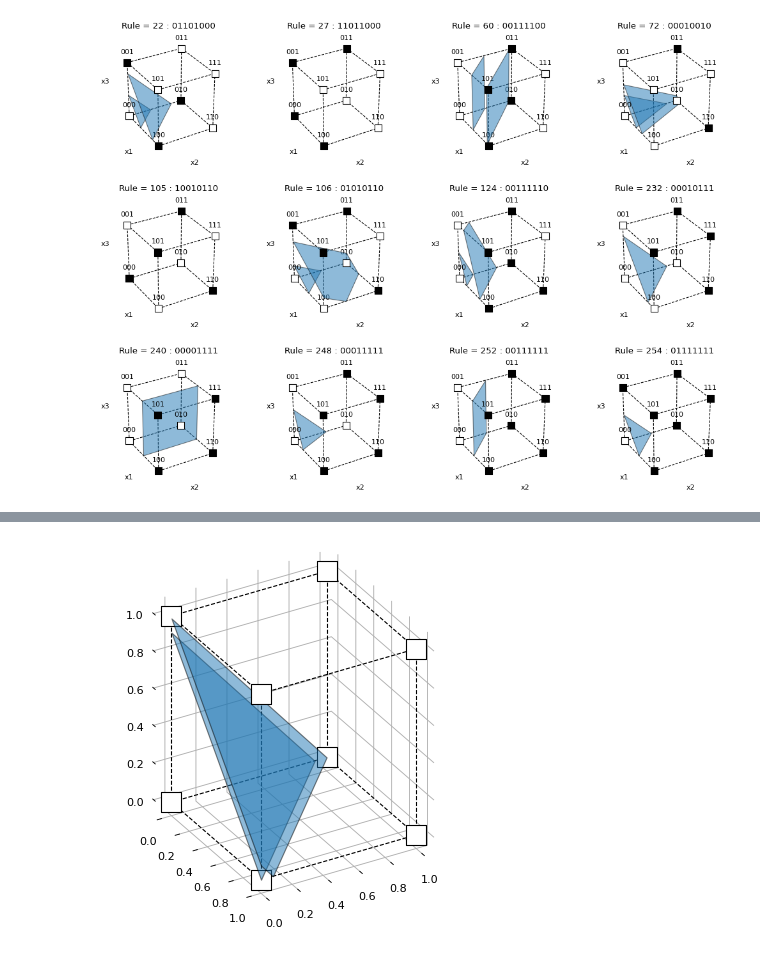
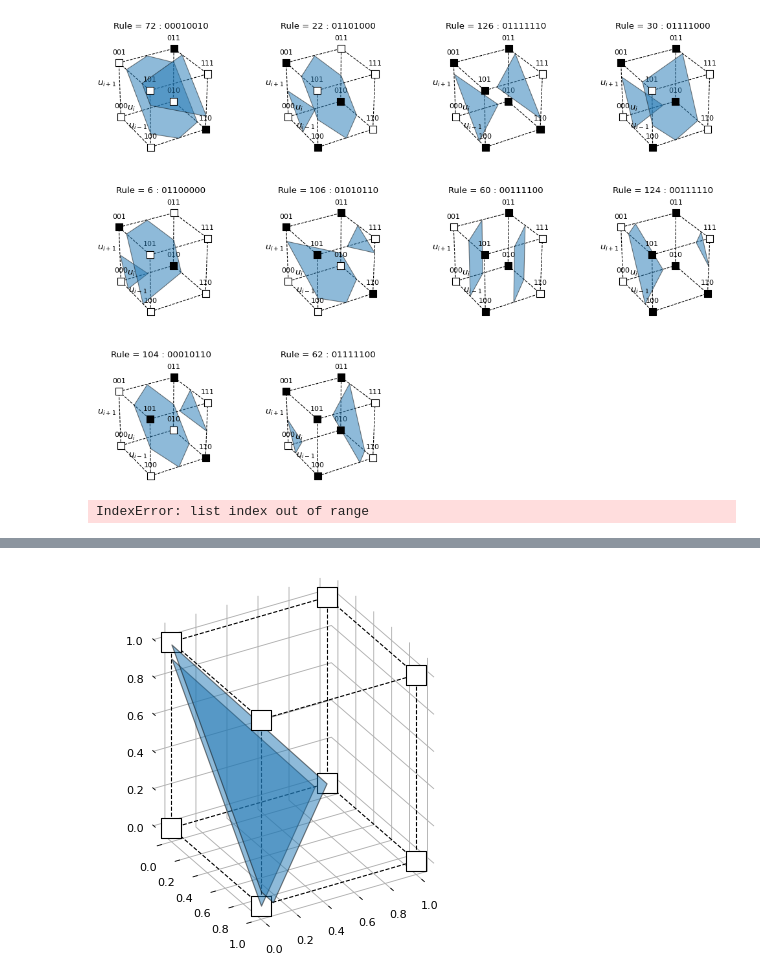
Before and after one commit to TheOneAndEoinlee/Thesis, a Jupyter notebook: Notebooks/Hypercube.ipynb, the cells around one changed output, grey strips where cells are left out. Saved outputs shown, nothing was run; the diff lists cells and outputs as text; code cells hidden in the pictures.

```diff
--- a/Notebooks/Hypercube.ipynb
+++ b/Notebooks/Hypercube.ipynb
@@ -10,50 +53,48 @@ from ECA_plotting import *
 # %%
-ec = [254, 252, 72, 248, 240, 22, 232, 126, 145, 27, 106, 31, 60, 124, 63, 105, 151, 183, 126, 127]
-pls= [[1,1,1],[1,1,0],[2,1,2],[2,1,1],[1,0,0],
-    [1,1,1],[1,1,1],[1,1,1],[1,2,2],[0,0,0],
-    [1,1,3],[2,1,1],[1,1,0],[2,2,1],[1,1,0],
-    [0,0,0],[1,1,1],[2,1,2],[1,1,1],[1,1,1]]
+ec =   [254, 252, 72, 248, 240,
+        22, 232, 126, 30, 6,
+        106, 192, 60, 124, 224,
+        104, 62, 183, 129, 128]
 
-Ts = [(0.5,),(0.5,),(0.8,1.2),(0.6,),(0.5,),
-    (0.4,0.8),(0.8,),(0.4,1.4),(0.5,1.4),(0,),
-    (0.5,1.4),(1,),(0.47,0.94),(0.5,1.4),(0.9,),
-    (0,),(0.8,1.4),(0.8,1.2),(0.4,1.4),(1.4,)]
+pls=   [[1,1,1],[1,1,0],[2,1,2],[2,1,1],[1,0,0],
+        [1,1,1],[1,1,1],[1,1,1],[2,1,1],[2,1,1],
+        [1,1,2],[1,1,0],[1,1,0],[2,2,1],[2,1,1],
+        [1,1,1],[2,2,1],[2,1,2],[1,1,1],[1,1,1]]
 
-rules = {254: ([1, 1, 1], (0.5,)),
-         252: ([1, 1, 0], (0.5,)),
-         72 : ([2, 1, 2], (0.8, 1.2)),
-         248: ([2, 1, 1], (0.6,)),
-         240: ([1, 0, 0], (0.5,)),
-         22 : ([1, 1, 1], (0.4, 0.8)),
-         232: ([1, 1, 1], (0.8,)),
-         27 : ([0, 0, 0], (0,)),
-         106: ([1, 1, 2], (0.5, 1.4)),
-         60 : ([1, 1, 0], (0.47, 0.94)),
-         124: ([2, 2, 1], (0.5, 1.4)),
-         105: ([0, 0, 0], (0,))}
+Ts = [(0.8,3.2),(0.5,2.5),(2.5,3.5),(1.5,4.5),(0.5,1.5),
+    (0.5,1.5),(1.5,3.5),(0.8,2.2),(0.75,2.4),(0.5,1.5),
+    (1.5,3.5),(1.5,2.5),(0.5,1.5),(1.5,4.5),(2.5,4.5),
+    (1.5,2.5),(0.5,3.5),(2.5,3.5),(0.5,2.5),(2.5,3.5)]
 
+
+rule_subset = [72,22, 126, 30, 6,
+        106,60, 124,
+        104, 62]
+# rule_subset= [rule for rule in ec if rule not in [183,129]]
+rules = {rule: (pl,T) for rule,pl,T in zip(ec,pls,Ts) if rule in rule_subset}
+# rules = {rule: (pl,T) for rule,pl,T in zip(ec,pls,Ts)}
 
 f =  plt.figure(figsize=(15, 10), dpi=80)
 plt.subplots_adjust(left=0.1,
                     bottom=0.1,
                     right=0.9,
                     top=1,
                     wspace=0.4,
                     hspace=0.2)
 
 
-sorted(list(rules.keys()))
+# sorted(list(rules.keys()))
 i=0
-for rule in sorted(list(rules.keys())):
+for rule in rules.keys():
 
     i+=1
     fig,ax = plotSetup(fig = f,spdim=[3,4],i = i)
     drawCube(ax)
     # draw corner points
     drawRule(ax,rule)
     for T in rules[rule][1]:
         drawPlaneInCube(ax,rules[rule][0],T)
 
 plt.show()
 # %% [output]
-[figure, old version]
+[figure, new version]
@@ -59,0 +120,23 @@ plt.show()
+# %%
+
+
+id = 13
+n = len(ruleSets[id])
+f= plt.figure(figsize=(5*n, 8), dpi=80)
+plt.subplots_adjust(left=0.1,
+                    bottom=0.1,
+                    right=0.9,
+                    top=1,
+                    wspace=0.4,
+                    hspace=0.2)
+for i,rule in enumerate(ruleSets[id]):
+    fig,ax = plotSetup(fig = f,spdim=[1,len(ruleSets[id])],i = i+1)
+    drawCube(ax)
+    # draw corner points
+    drawRule(ax,rule)
+    for T in newRules[rule][1]:
+        drawPlaneInCube(ax,newRules[rule][0],T)
+
+plt.show()
+# %% [output]
+IndexError: list index out of range
```
Also changed, not shown: parts of 8 cells of this notebook, 33 other files.
